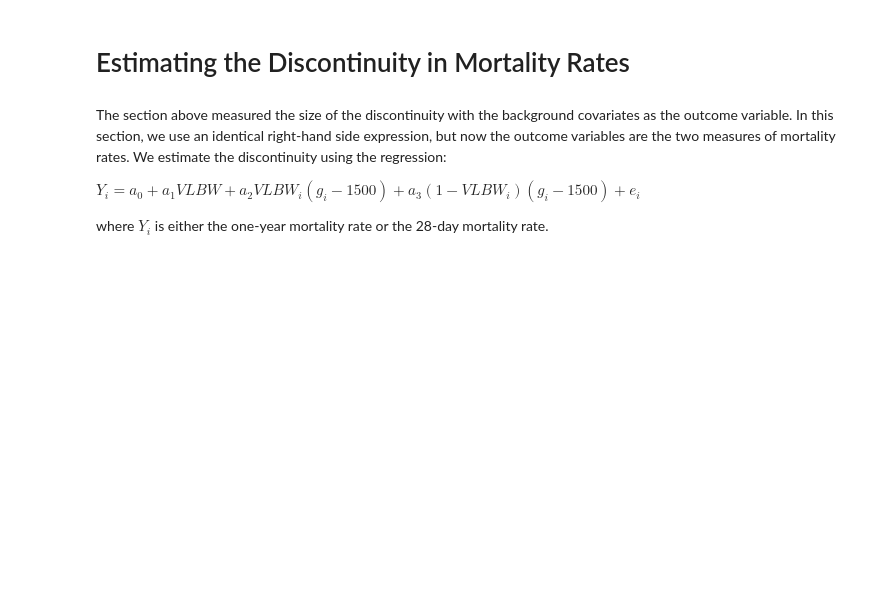
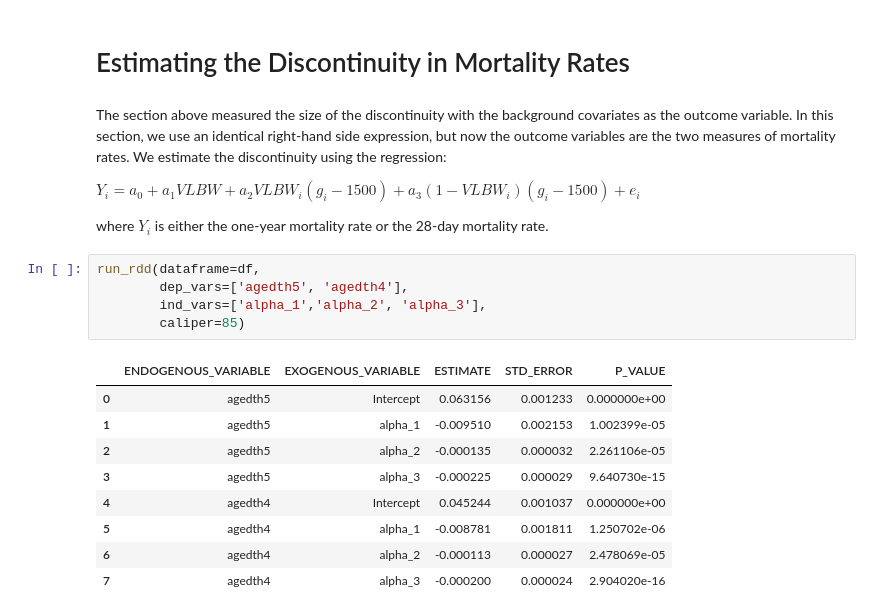
Before and after one commit to danielbchen/birthweight-outcomes-rdd-analysis, a Jupyter notebook: (JUPYTER) Examining Returns to Medical Care from Low Birth Weight New Newborns.ipynb, the cells around one changed output. Saved outputs shown, nothing was run; the diff lists cells and outputs as text; blank space fills up the shorter version.

Commit message:
Estimated discontinuity for mortality rate.

```diff
--- a/(JUPYTER) Examining Returns to Medical Care from Low Birth Weight New Newborns.ipynb
+++ b/(JUPYTER) Examining Returns to Medical Care from Low Birth Weight New Newborns.ipynb
@@ -379,3 +379,18 @@ The section above measured the size of the discontinuity with the background cov
 $Y_i = a_0 + a_1VLBW + a_2VLBW_i(g_i - 1500) + a_3(1 - VLBW_i)(g_i - 1500) + e_i$
 
 where $Y_i$ is either the one-year mortality rate or the 28-day mortality rate.
+# %%
+run_rdd(dataframe=df,
+        dep_vars=['agedth5', 'agedth4'],
+        ind_vars=['alpha_1','alpha_2', 'alpha_3'],
+        caliper=85)
+# %% [output]
+|  | ENDOGENOUS_VARIABLE | EXOGENOUS_VARIABLE | ESTIMATE | STD_ERROR | P_VALUE |
+| 0 | agedth5 | Intercept | 0.063156 | 0.001233 | 0.000000e+00 |
+| 1 | agedth5 | alpha_1 | -0.009510 | 0.002153 | 1.002399e-05 |
+| 2 | agedth5 | alpha_2 | -0.000135 | 0.000032 | 2.261106e-05 |
+| 3 | agedth5 | alpha_3 | -0.000225 | 0.000029 | 9.640730e-15 |
+| 4 | agedth4 | Intercept | 0.045244 | 0.001037 | 0.000000e+00 |
+| 5 | agedth4 | alpha_1 | -0.008781 | 0.001811 | 1.250702e-06 |
+| 6 | agedth4 | alpha_2 | -0.000113 | 0.000027 | 2.478069e-05 |
+| 7 | agedth4 | alpha_3 | -0.000200 | 0.000024 | 2.904020e-16 |
```
Also changed, not shown: parts of 2 cells of this notebook.
